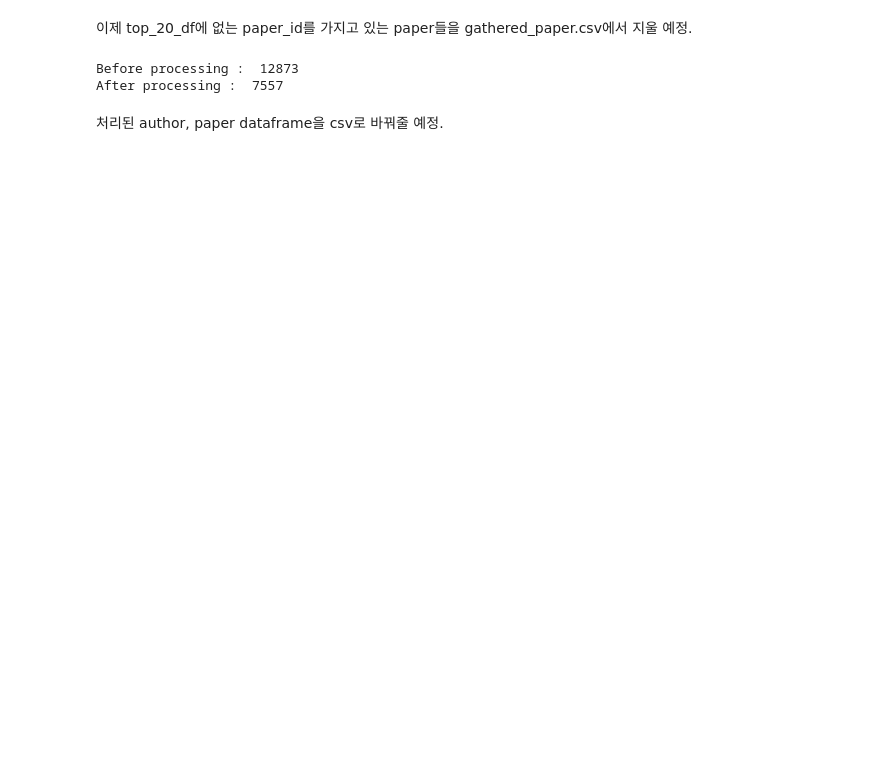
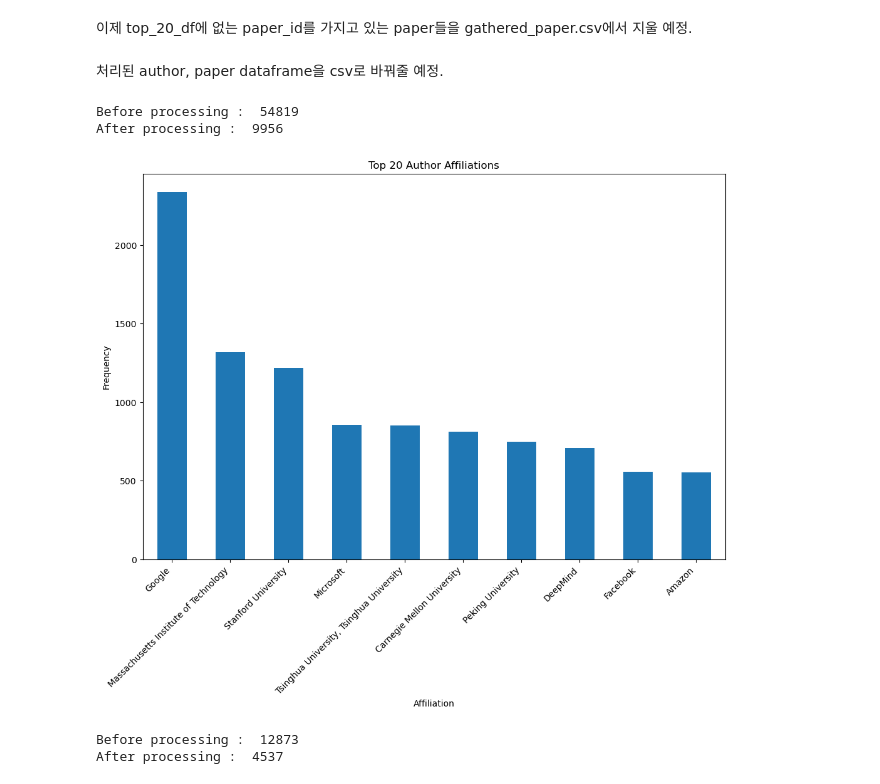
Before and after one commit to icecream126/2023_2_dm_final, a Jupyter notebook: eda.ipynb, the cells around one changed output. Drawn from its saved outputs; the diff is of its cells as text; code cells hidden in the pictures; blank space fills up the shorter version.

```diff
--- a/eda.ipynb
+++ b/eda.ipynb
@@ -66,21 +72,4 @@ filtered_authors_top_20_df.head()
 # %% [markdown]
 이제 top_20_df에 없는 paper_id를 가지고 있는 paper들을 gathered_paper.csv에서 지울 예정.
-# %%
-# Load the paper dataset
-papers_df = pd.read_csv('./dataset/gathered_paper.csv')
-print("Before processing : ", len(papers_df))
-
-# Get the unique paper IDs from the filtered authors dataset
-unique_paper_ids = filtered_authors_top_20_df['paper_id'].unique()
-
-# Filter the papers to only include those whose paper IDs are in the filtered authors dataset
-filtered_papers_df = papers_df[papers_df['paper_id'].isin(unique_paper_ids)]
-
-# Display the first few rows of the filtered papers dataframe
-# filtered_papers_df.head()
-print("After processing : ", len(filtered_papers_df))
-# %% [output]
-Before processing :  12873
-After processing :  7557
 # %% [markdown]
 처리된 author, paper dataframe을 csv로 바꿔줄 예정.
@@ -90,0 +76,9 @@ filtered_papers_df.to_csv("./dataset/processed_papers.csv")
+# %%
+k=5
+make_top_k_dataset(5)
+# %% [output]
+Before processing :  54819
+After processing :  9956
+[figure, added]
+Before processing :  12873
+After processing :  4537
```
Also changed, not shown: parts of 5 cells of this notebook, 1 other file.
